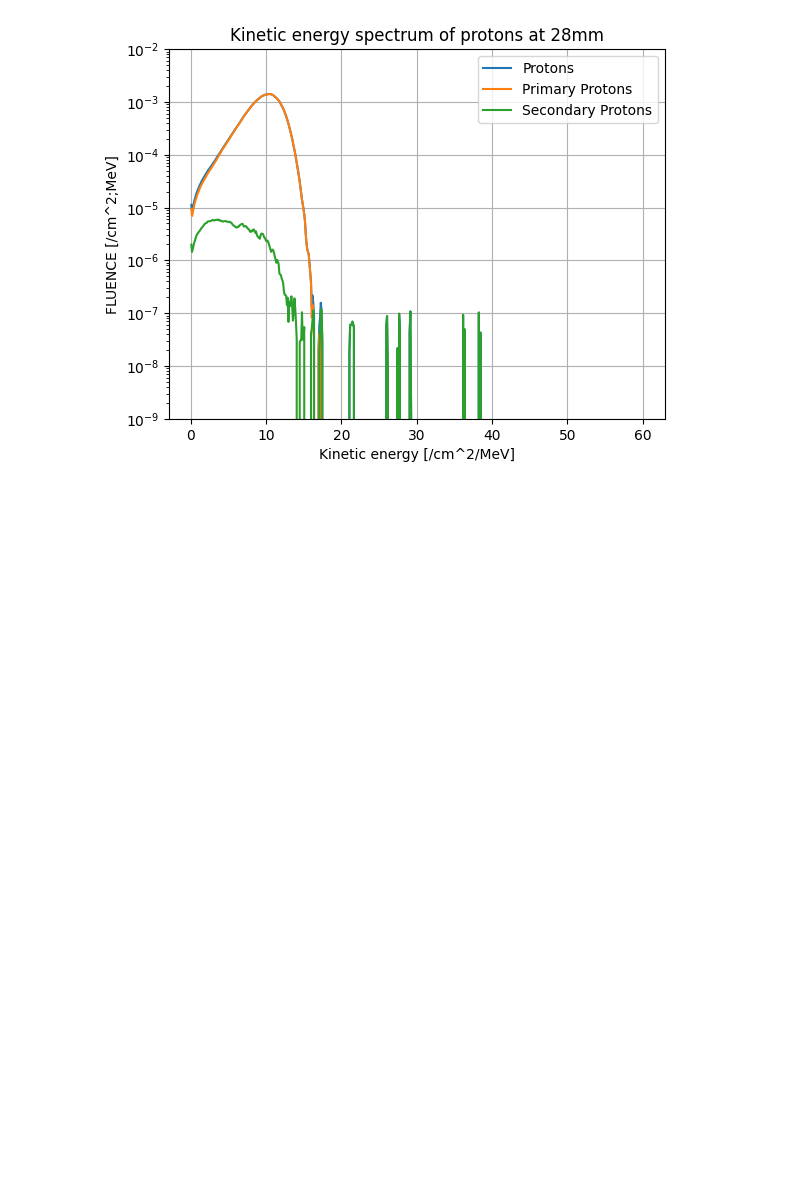
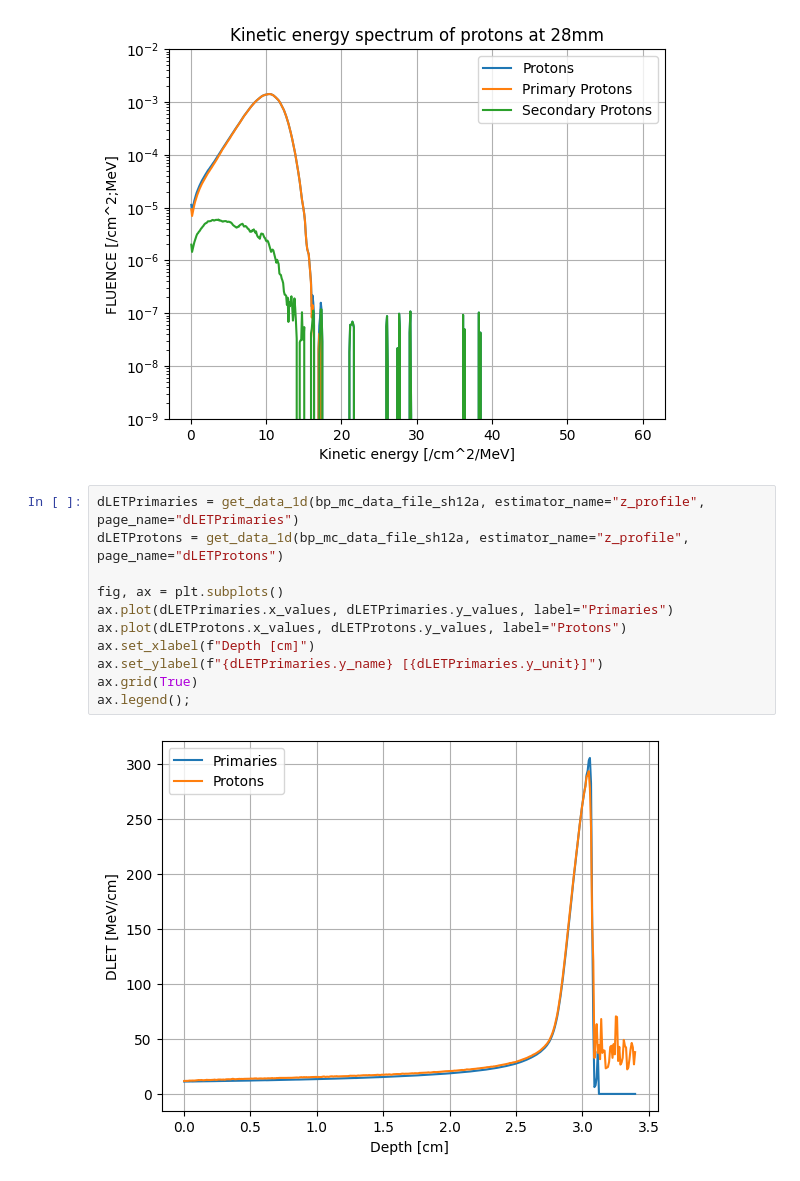
Before and after one commit to grzanka/plotly_lgad_dosimetry, a Jupyter notebook: montecarlo/mc.ipynb, the cells around one changed output. Drawn from its saved outputs; the diff is of its cells as text; blank space fills up the shorter version.

```diff
--- a/montecarlo/mc.ipynb
+++ b/montecarlo/mc.ipynb
@@ -368,3 +371,16 @@ ax.set_yscale("log")
 ax.set_ylim(1e-9, 1e-2);
 # %% [output]
 [figure]
+# %%
+dLETPrimaries = get_data_1d(bp_mc_data_file_sh12a, estimator_name="z_profile", page_name="dLETPrimaries")
+dLETProtons = get_data_1d(bp_mc_data_file_sh12a, estimator_name="z_profile", page_name="dLETProtons")
+
+fig, ax = plt.subplots()
+ax.plot(dLETPrimaries.x_values, dLETPrimaries.y_values, label="Primaries")
+ax.plot(dLETProtons.x_values, dLETProtons.y_values, label="Protons")
+ax.set_xlabel(f"Depth [cm]")
+ax.set_ylabel(f"{dLETPrimaries.y_name} [{dLETPrimaries.y_unit}]")
+ax.grid(True)
+ax.legend();
+# %% [output]
+[figure, added]
```
Also changed, not shown: parts of 5 cells of this notebook, 1 other file.
